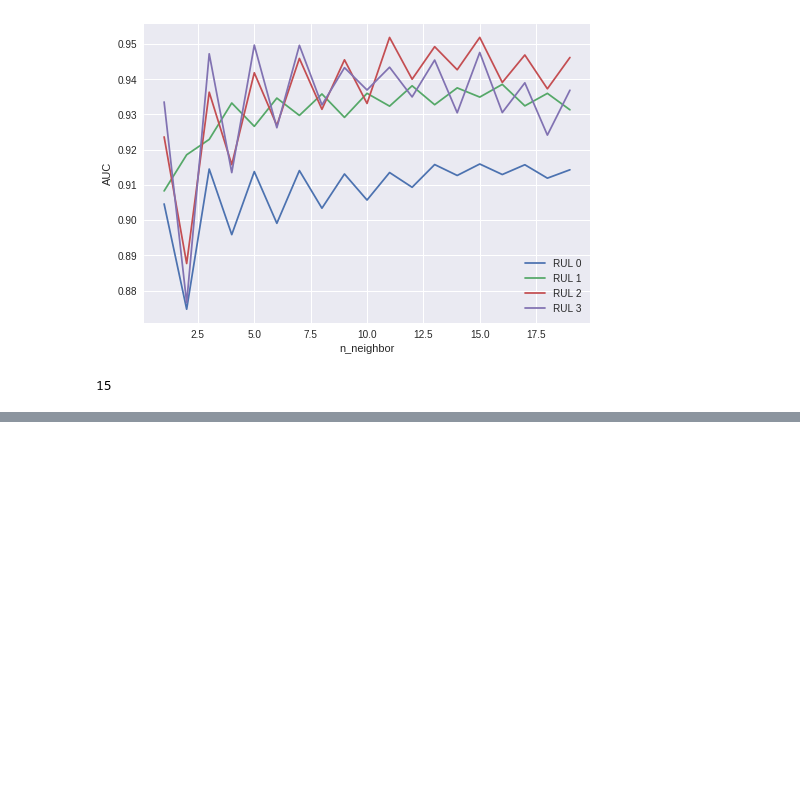
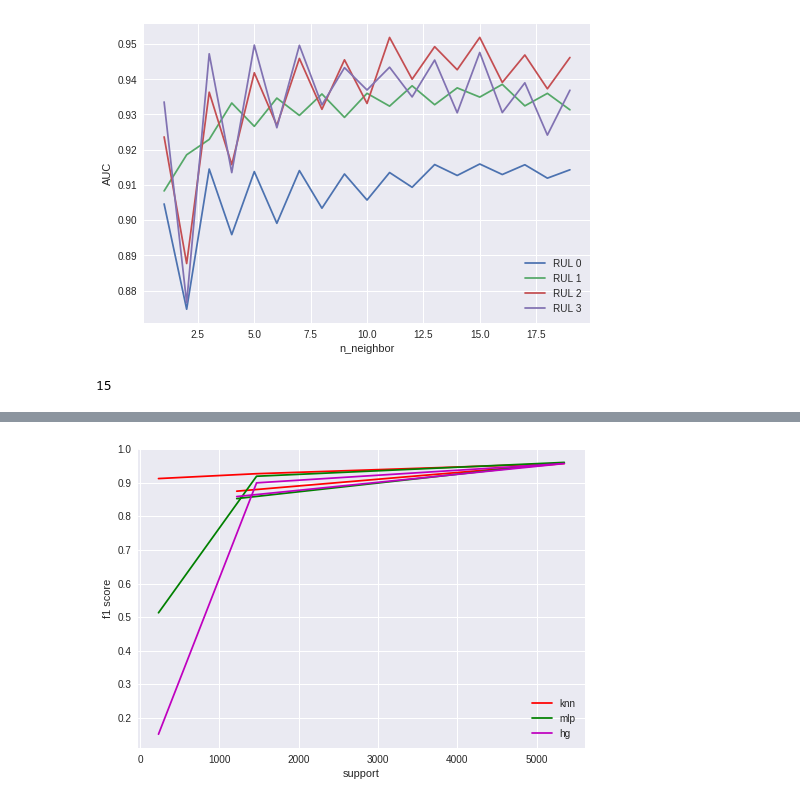
Before and after one commit to asadisaghar/PdM-C-MAPSS, a Jupyter notebook: play/publish/supervised_classification.ipynb, the cells around one changed output, grey strips where cells are left out. Cells and saved outputs as stored; diff of their text form; code cells hidden in the pictures; blank space fills up the shorter version.

```diff
--- a/play/publish/supervised_classification.ipynb
+++ b/play/publish/supervised_classification.ipynb
@@ -286,0 +281,3 @@ if do_hg:
+# %%
+y_knn = y_pred_knn
+print (sklearn.metrics.classification_report(y_test, y_knn))
@@ -286,0 +293,4 @@ if do_hg:
+# %%
+y_mlp = keras.utils.np_utils.to_categorical(np.array([np.argmax(y_pred_mlp[i]) for i in range(len(y_pred_mlp))]),
+                                            num_classes=train.status.nunique())
+print (sklearn.metrics.classification_report(y_test, y_mlp))
@@ -286,0 +306,4 @@ if do_hg:
+# %%
+y_hg = keras.utils.np_utils.to_categorical(np.array([np.argmax(y_pred_hg[i]) for i in range(len(y_pred_hg))]),
+                                           num_classes=train.status.nunique())
+print (sklearn.metrics.classification_report(y_test, y_hg))
@@ -286,0 +319,14 @@ if do_hg:
+# %%
+precision_knn, recall_knn, f1_knn, support_knn = sklearn.metrics.precision_recall_fscore_support(y_test, y_knn)
+precision_mlp, recall_mlp, f1_mlp, support_mlp = sklearn.metrics.precision_recall_fscore_support(y_test, y_mlp)
+precision_hg, recall_hg, f1_hg, support_hg = sklearn.metrics.precision_recall_fscore_support(y_test, y_hg)
+# %%
+plt.plot(support_knn, f1_knn, '-r', label='knn')
+plt.plot(support_mlp, f1_mlp, '-g', label='mlp')
+plt.plot(support_hg, f1_hg, '-m', label='hg')
+plt.legend()
+plt.xlabel('support')
+plt.ylabel('f1 score')
+plt.show()
+# %% [output]
+[figure, added]
```
Also changed, not shown: parts of 11 cells of this notebook, 3 other files.
